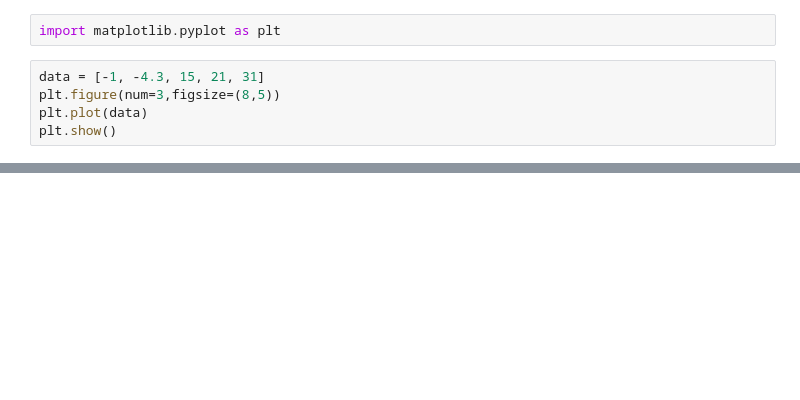
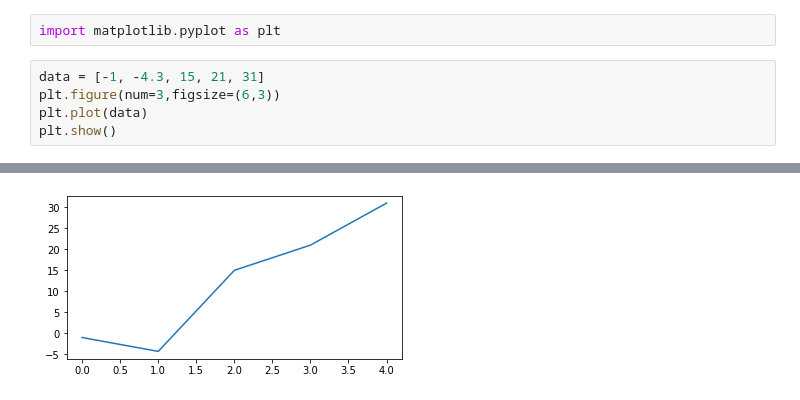
Before and after one commit to roberthsu2003/PythonForDataAnalysis, a Jupyter notebook: 上課內容13/lesson9/lesson9_1.ipynb, the cells around one changed output, grey strips where cells are left out. Drawn from its saved outputs; the diff is of its cells as text; blank space fills up the shorter version.

```diff
--- a/上課內容13/lesson9/lesson9_1.ipynb
+++ b/上課內容13/lesson9/lesson9_1.ipynb
@@ -2,7 +2,7 @@
 import matplotlib.pyplot as plt
 # %%
 data = [-1, -4.3, 15, 21, 31]
-plt.figure(num=3,figsize=(8,5))
+plt.figure(num=3,figsize=(6,3))
 plt.plot(data)
 plt.show()
 # %% [output]
@@ -11,3 +9,4 @@ plt.show()
+[figure, added]
 # %%
 x = ['chinese', 'english', 'math', 'history', 'discover']
 y1 = [97, 68, 75, 62, 99]
```
Also changed, not shown: parts of 10 cells of this notebook, 24 other files.
